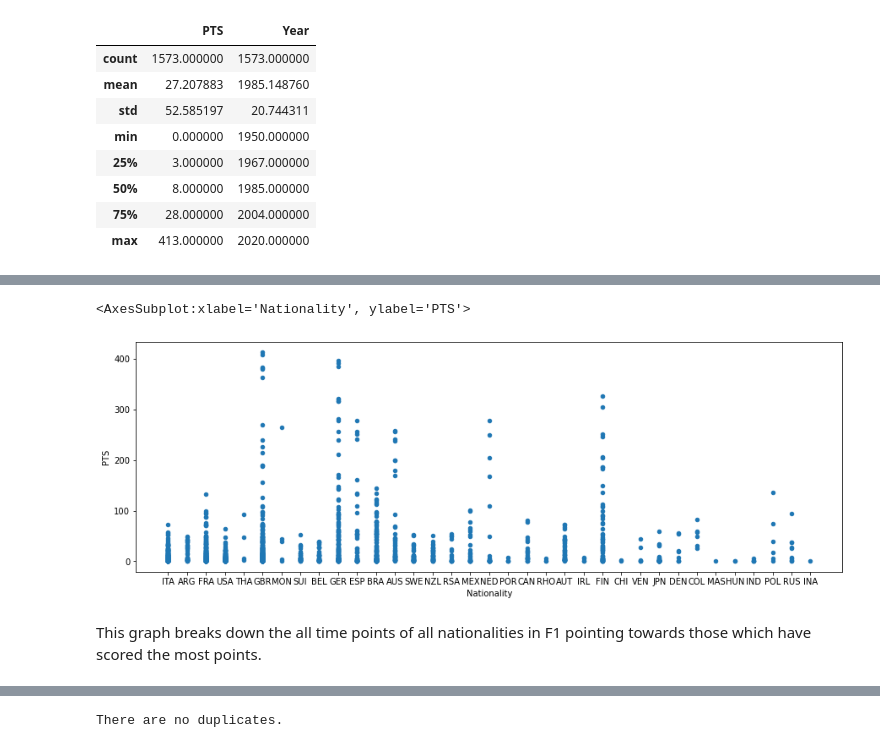
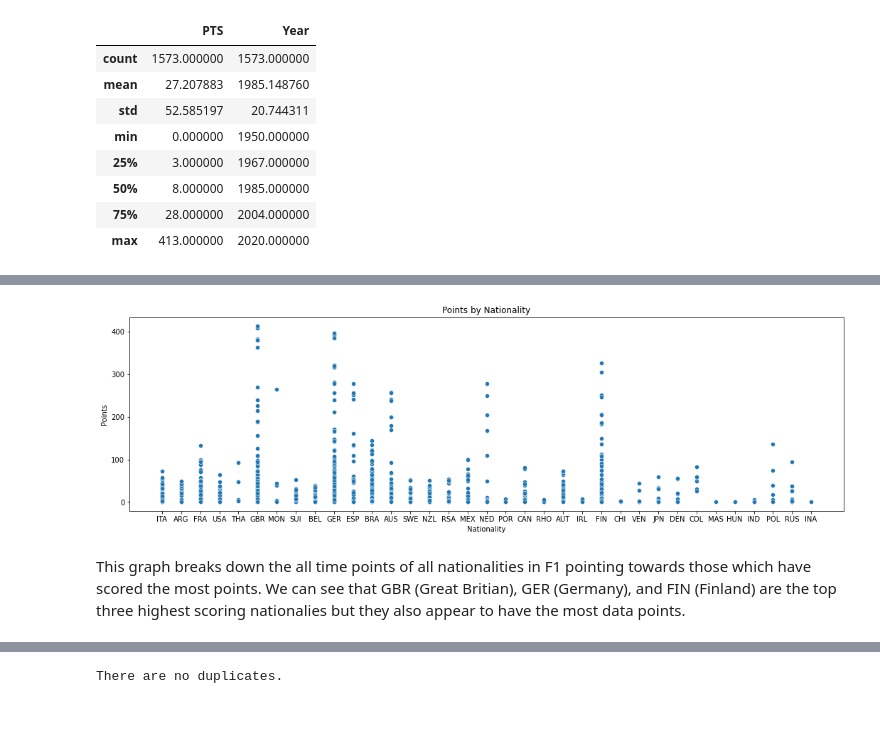
Before and after one commit to data301-2021-winter1/project-group12, a Jupyter notebook: notebooks/JordanK.ipynb, the cells around one changed output, grey strips where cells are left out. Drawn from its saved outputs; the diff is of its cells as text; code cells hidden in the pictures; blank space fills up the shorter version.

```diff
--- a/notebooks/JordanK.ipynb
+++ b/notebooks/JordanK.ipynb
@@ -68,7 +56,8 @@ This graph clearly shows that in recent years, there have been more total points
-# %%
-f1data.plot.scatter(x="Nationality", y="PTS", figsize=(15,5))
-# %% [output]
-<AxesSubplot:xlabel='Nationality', ylabel='PTS'>
-[figure, removed]
+# %%
+s=sns.scatterplot(data=f1data, x="Nationality", y="PTS")
+s.set(ylabel="Points", title="Points by Nationality")
+s.figure.set_size_inches(18,5)
+# %% [output]
+[figure, added]
 # %% [markdown]
-This graph breaks down the all time points of all nationalities in F1 pointing towards those which have scored the most points.
+This graph breaks down the all time points of all nationalities in F1 pointing towards those which have scored the most points. We can see that GBR (Great Britian), GER (Germany), and FIN (Finland) are the top three highest scoring nationalies but they also appear to have the most data points.
```
Also changed, not shown: parts of 39 cells of this notebook.
